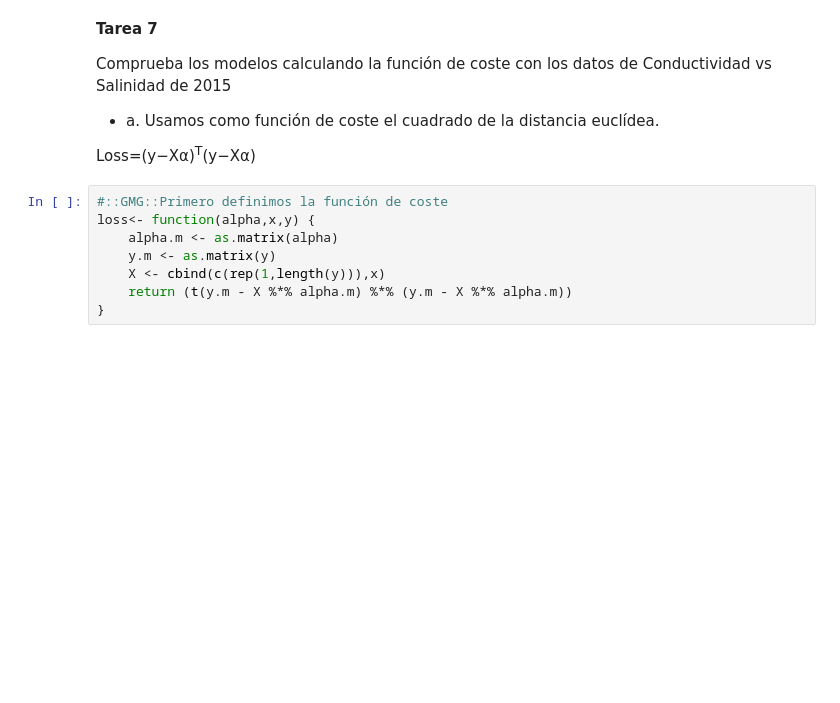
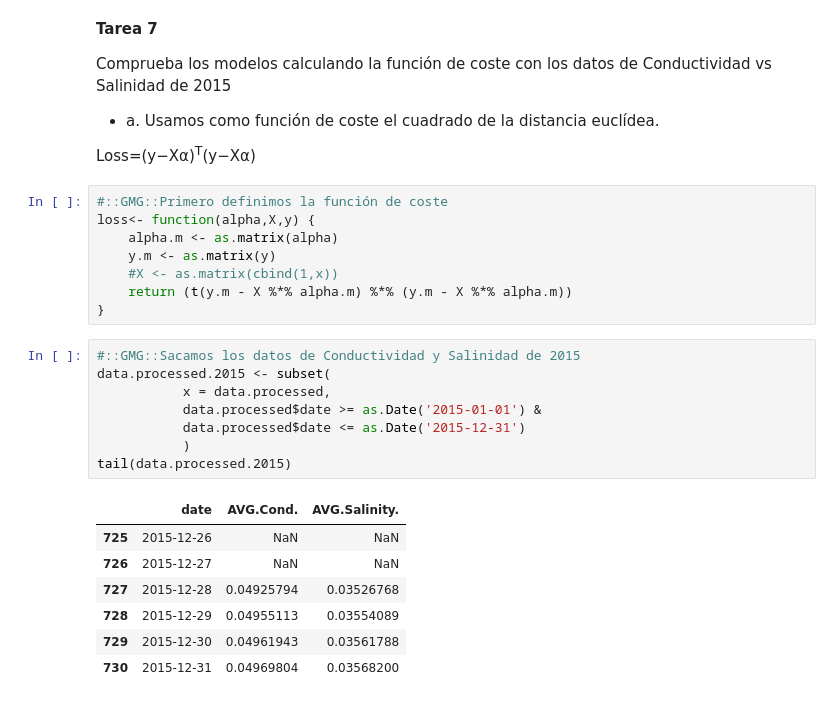
Before and after one commit to yerartdev/uc-m1965-stats, a Jupyter notebook: p8/m1965-stats-ii-practica-regresion.ipynb, the cells around one changed output. Cells and saved outputs as stored; diff of their text form; blank space fills up the shorter version.

Commit message:
stats-ii: práctica regresión lineal - fix loss function matrix X, comprobación modelos 2015

```diff
--- a/p8/m1965-stats-ii-practica-regresion.ipynb
+++ b/p8/m1965-stats-ii-practica-regresion.ipynb
@@ -381,9 +373,25 @@ Salinidad de 2015
  Loss=(y−Xα)<sup>T</sup>(y−Xα)
 # %%
 #::GMG::Primero definimos la función de coste
-loss<- function(alpha,x,y) {
+loss<- function(alpha,X,y) {
     alpha.m <- as.matrix(alpha)
     y.m <- as.matrix(y)
-    X <- cbind(c(rep(1,length(y))),x)
+    #X <- as.matrix(cbind(1,x))
     return (t(y.m - X %*% alpha.m) %*% (y.m - X %*% alpha.m))
 }
+# %%
+#::GMG::Sacamos los datos de Conductividad y Salinidad de 2015
+data.processed.2015 <- subset(
+           x = data.processed,
+           data.processed$date >= as.Date('2015-01-01') &
+           data.processed$date <= as.Date('2015-12-31')
+           )
+tail(data.processed.2015)
+# %% [output]
+|  | date | AVG.Cond. | AVG.Salinity. |
+| 725 | 2015-12-26 | NaN | NaN |
+| 726 | 2015-12-27 | NaN | NaN |
+| 727 | 2015-12-28 | 0.04925794 | 0.03526768 |
+| 728 | 2015-12-29 | 0.04955113 | 0.03554089 |
+| 729 | 2015-12-30 | 0.04961943 | 0.03561788 |
+| 730 | 2015-12-31 | 0.04969804 | 0.03568200 |
```
Also changed, not shown: parts of 9 cells of this notebook.
